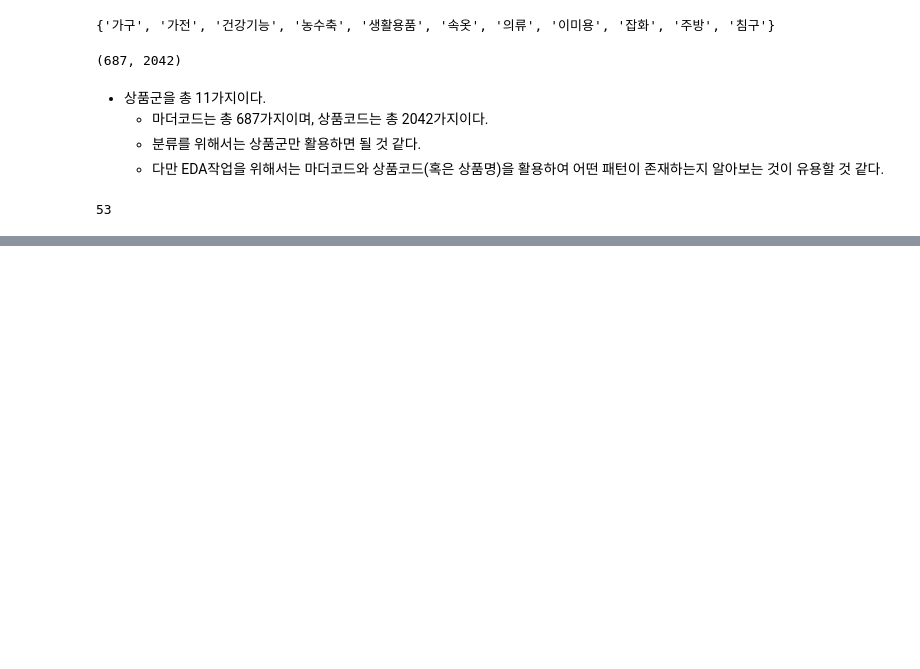
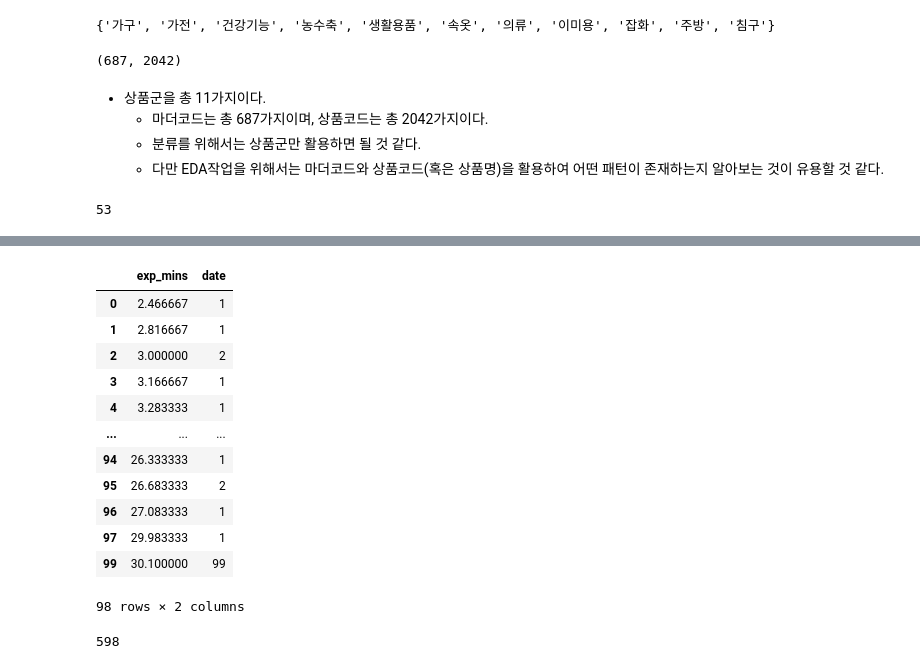
Before and after one commit to Blackraven93/2020_Bigcontest, a Jupyter notebook: python_code/지훈/200804_매출 실적 데이터.ipynb, the cells around one changed output, grey strips where cells are left out. Cells and saved outputs as stored; diff of their text form; code cells hidden in the pictures; blank space fills up the shorter version.

```diff
--- a/python_code/지훈/200804_매출 실적 데이터.ipynb
+++ b/python_code/지훈/200804_매출 실적 데이터.ipynb
@@ -519,0 +493,20 @@ df_excel.head(60)
+# %%
+df_exp_mins_not20[df_exp_mins_not20['exp_mins']%10 != 0]
+# %% [output]
+|  | exp_mins | date |
+| 0 | 2.466667 | 1 |
+| 1 | 2.816667 | 1 |
+| 2 | 3.000000 | 2 |
+| 3 | 3.166667 | 1 |
+| 4 | 3.283333 | 1 |
+| ... | ... | ... |
+| 94 | 26.333333 | 1 |
+| 95 | 26.683333 | 2 |
+| 96 | 27.083333 | 1 |
+| 97 | 29.983333 | 1 |
+| 99 | 30.100000 | 99 |
+98 rows × 2 columns
+# %%
+df_exp_mins_not20[df_exp_mins_not20['exp_mins']%10 != 0]['date'].sum()
+# %% [output]
+598
```
Also changed, not shown: parts of 14 cells of this notebook.
